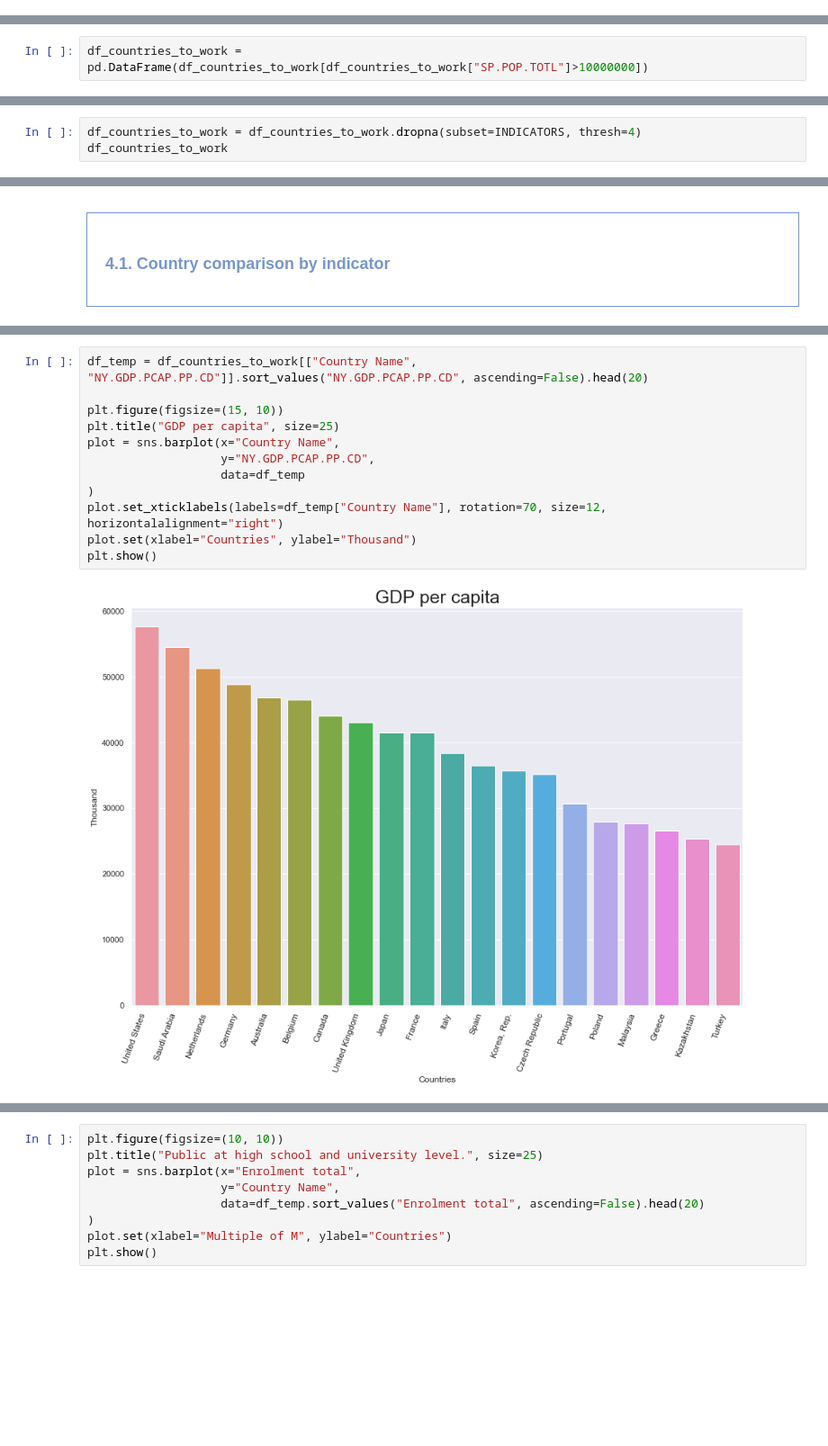
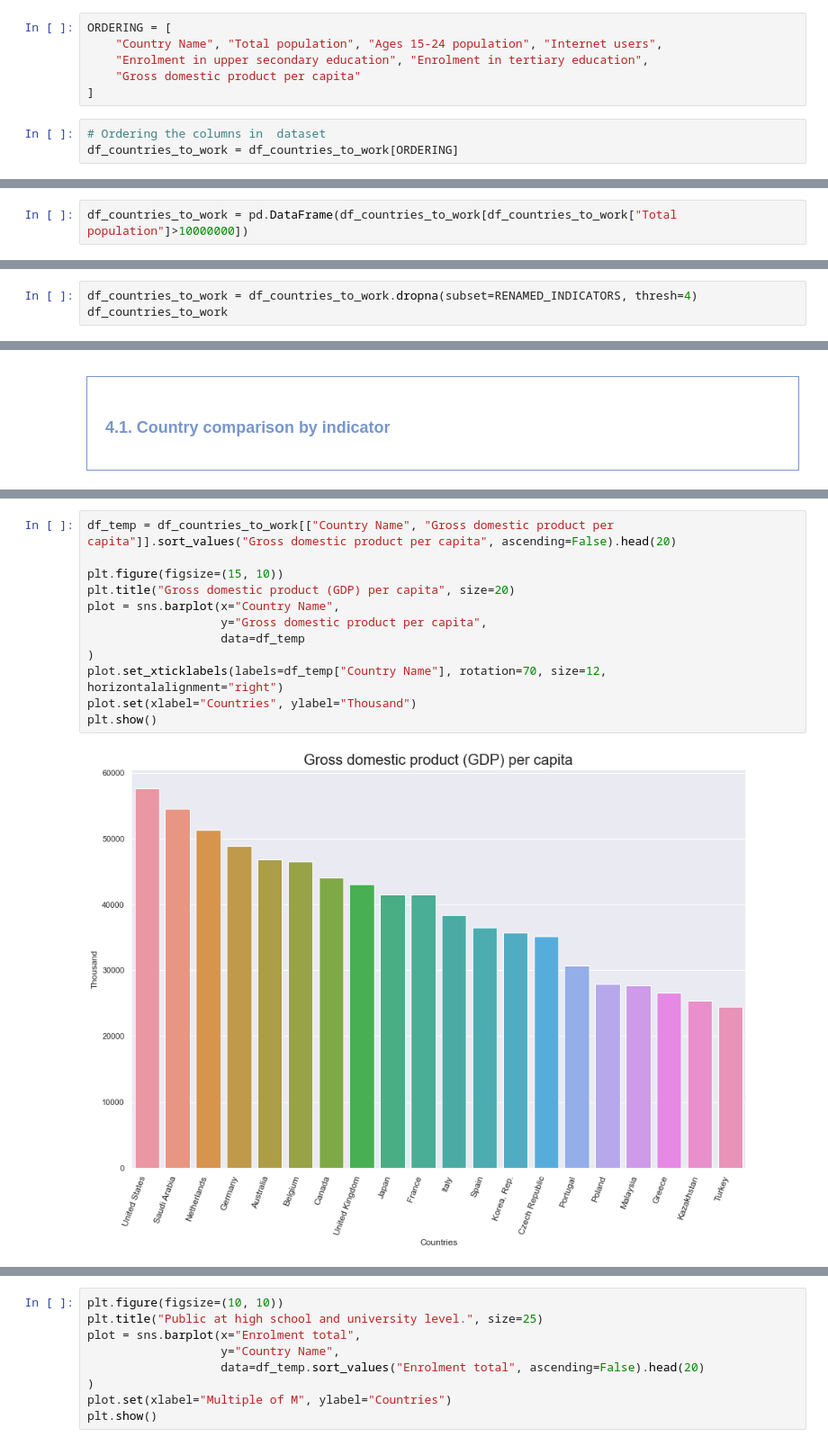
Before and after one commit to samirhinojosa/OC-P2-education-statistics, a Jupyter notebook: notebook.ipynb, the cells around one changed output, grey strips where cells are left out. Shown at 90% size. Saved outputs shown, nothing was run; the diff lists cells and outputs as text; blank space fills up the shorter version.

```diff
--- a/notebook.ipynb
+++ b/notebook.ipynb
@@ -1065,3 +1078,12 @@ del df_countries_to_work["Year"]
+# %%
+ORDERING = [
+    "Country Name", "Total population", "Ages 15-24 population", "Internet users",
+    "Enrolment in upper secondary education", "Enrolment in tertiary education",
+    "Gross domestic product per capita"
+]
+# %%
+# Ordering the columns in  dataset
+df_countries_to_work = df_countries_to_work[ORDERING]
 # %%
 df_countries_to_work
 # %% [output]
@@ -1154,6 +1176,6 @@ df_countries_to_work[df_countries_to_work["SP.POP.TOTL"]<10000000]
 </div>
 # %%
-df_countries_to_work = pd.DataFrame(df_countries_to_work[df_countries_to_work["SP.POP.TOTL"]>10000000])
+df_countries_to_work = pd.DataFrame(df_countries_to_work[df_countries_to_work["Total population"]>10000000])
 # %%
 df_countries_to_work
 # %% [output]
@@ -1175,6 +1197,6 @@ df_countries_to_work
    Keeping only rows at least 4 indicators non-NaN values
 </div>
 # %%
-df_countries_to_work = df_countries_to_work.dropna(subset=INDICATORS, thresh=4)
+df_countries_to_work = df_countries_to_work.dropna(subset=RENAMED_INDICATORS, thresh=4)
 df_countries_to_work
 # %% [output]
@@ -1250,18 +1265,18 @@ plt.show()
 </div>
 # %%
-df_temp = df_countries_to_work[["Country Name", "NY.GDP.PCAP.PP.CD"]].sort_values("NY.GDP.PCAP.PP.CD", ascending=False).head(20)
+df_temp = df_countries_to_work[["Country Name", "Gross domestic product per capita"]].sort_values("Gross domestic product per capita", ascending=False).head(20)
 
 plt.figure(figsize=(15, 10))
-plt.title("GDP per capita", size=25)
+plt.title("Gross domestic product (GDP) per capita", size=20)
 plot = sns.barplot(x="Country Name",
-                   y="NY.GDP.PCAP.PP.CD",
+                   y="Gross domestic product per capita",
                    data=df_temp
 )
 plot.set_xticklabels(labels=df_temp["Country Name"], rotation=70, size=12, horizontalalignment="right")
 plot.set(xlabel="Countries", ylabel="Thousand")
 plt.show()
 # %% [output]
-[figure, old version]
+[figure, new version]
 # %% [markdown]
 <div style="color: RGB(255,114,0);">
    Comparison of countries by:<br>
```
Also changed, not shown: parts of 42 cells of this notebook.
